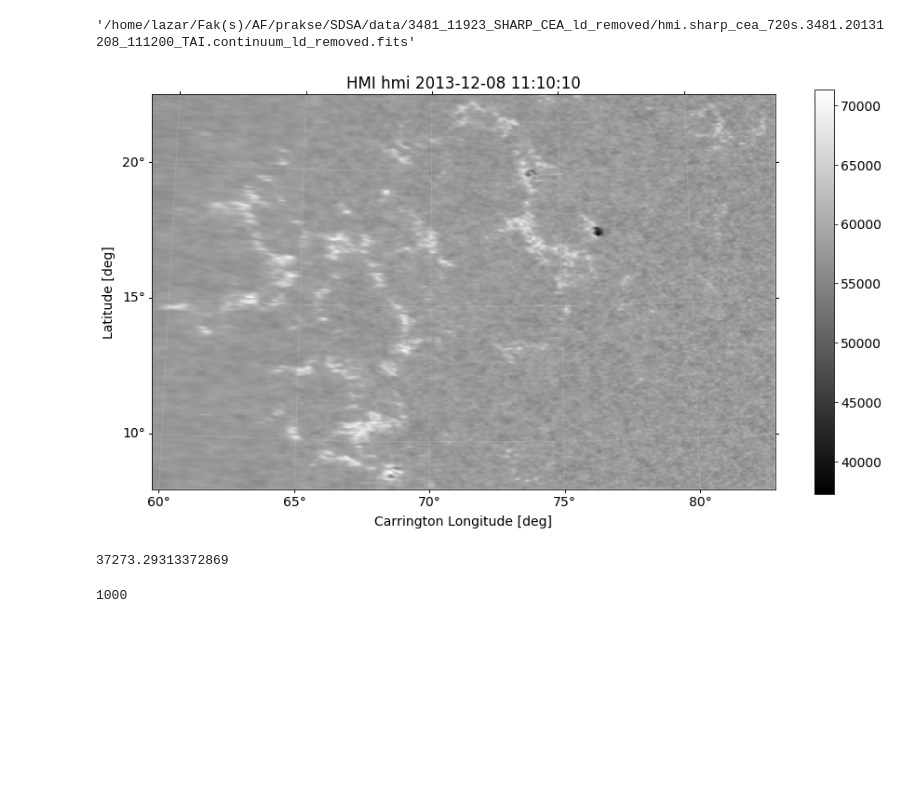
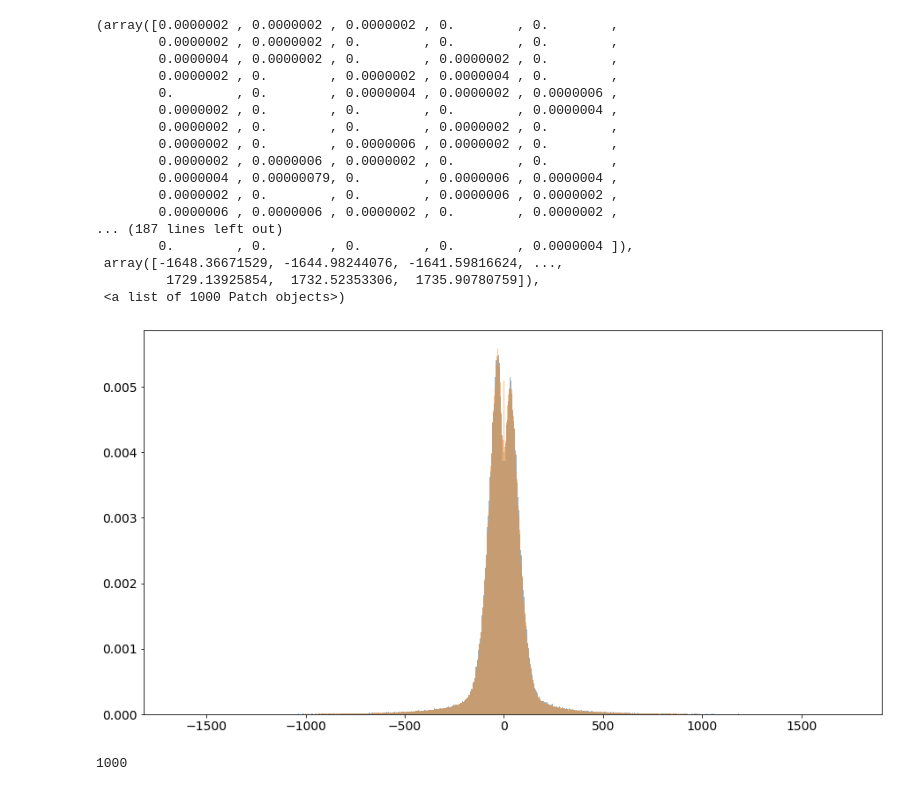
Before and after one commit to lzivadinovic/ondrejov_internship_2019, a Jupyter notebook: does_sunpy_resample_update_header.ipynb, the cells around one changed output. Drawn from its saved outputs; the diff is of its cells as text; code cells hidden in the pictures; blank space fills up the shorter version.

Commit message:
Histogram of rescaled data in messy notebook

```diff
--- a/does_sunpy_resample_update_header.ipynb
+++ b/does_sunpy_resample_update_header.ipynb
@@ -29,15 +29,35 @@ data_list_CEA = sorted(glob.glob(os.path.join(data_dir_CEA, "*"+search_criterium
-# %%
-data_list_CEA[0]
-# %% [output]
-'/home/lazar/Fak(s)/AF/prakse/SDSA/data/3481_11923_SHARP_CEA_ld_removed/hmi.sharp_cea_720s.3481.20131208_111200_TAI.continuum_ld_removed.fits'
-# %%
-sp = sunpy.map.Map(data_list_CEA[0])
-sp.peek()
-sp.data.shape
-sp.data.min()
-# %% [output]
-[figure, removed]
-37273.29313372869
+# %%
+#data_list_CEA[0]
+data_orig = os.path.abspath("/home/lazar/Fak(s)/AF/prakse/SDSA/data/hmi.sharp_cea_720s.3481.20131210_133600_TAI.Br.fits")
+data_upsc = os.path.abspath("/home/lazar/Fak(s)/AF/prakse/SDSA/data/hmi.sharp_cea_720s.3481.20131210_133600_TAI.Br_upscaled.fits")
+# %%
+orig = sunpy.map.Map(data_orig)
+upsc = sunpy.map.Map(data_upsc)
+
+plt.hist(orig.data.flatten(), bins=1000, density=True, alpha=0.5, label='Limb darkening uncorrected flux near limb')
+plt.hist(upsc.data.flatten(), bins=1000, density=True, alpha=0.5, label='Limb darkening corrected flux near limb')
+#sp.peek()
+#sp.data.shape
+#sp.data.min()
+# %% [output]
+(array([0.0000002 , 0.0000002 , 0.0000002 , 0.        , 0.        ,
+        0.0000002 , 0.0000002 , 0.        , 0.        , 0.        ,
+        0.0000004 , 0.0000002 , 0.        , 0.0000002 , 0.        ,
+        0.0000002 , 0.        , 0.0000002 , 0.0000004 , 0.        ,
+        0.        , 0.        , 0.0000004 , 0.0000002 , 0.0000006 ,
+        0.0000002 , 0.        , 0.        , 0.        , 0.0000004 ,
+        0.0000002 , 0.        , 0.        , 0.0000002 , 0.        ,
+        0.0000002 , 0.        , 0.0000006 , 0.0000002 , 0.        ,
+        0.0000002 , 0.0000006 , 0.0000002 , 0.        , 0.        ,
+        0.0000004 , 0.00000079, 0.        , 0.0000006 , 0.0000004 ,
+        0.0000002 , 0.        , 0.        , 0.0000006 , 0.0000002 ,
+        0.0000006 , 0.0000006 , 0.0000002 , 0.        , 0.0000002 ,
+... (187 lines left out)
+        0.        , 0.        , 0.        , 0.        , 0.0000004 ]),
+ array([-1648.36671529, -1644.98244076, -1641.59816624, ...,
+         1729.13925854,  1732.52353306,  1735.90780759]),
+ <a list of 1000 Patch objects>)
+[figure, added]
 # %%
 #LOL YOU HAVE TO DO THIS ACTUALLY
 new_dimension = u.Quantity([sp.meta["naxis1"]*2, sp.meta["naxis2"]*2], u.pixel)
```
Also changed, not shown: parts of 1 cell of this notebook.
